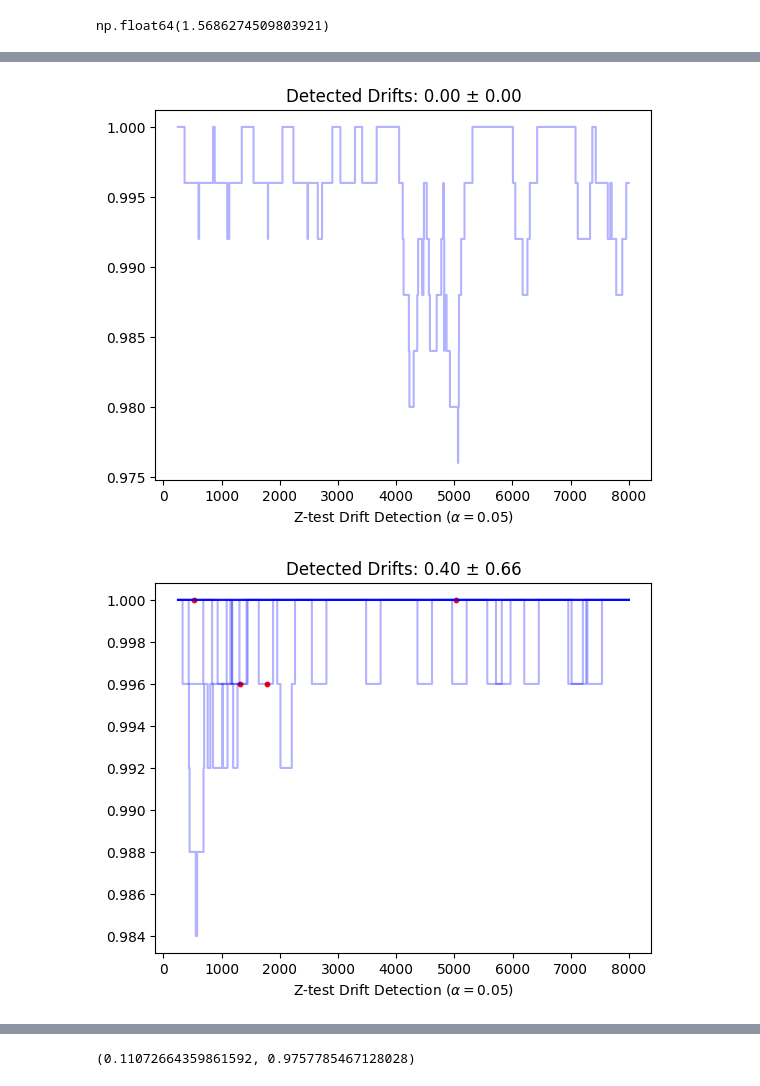
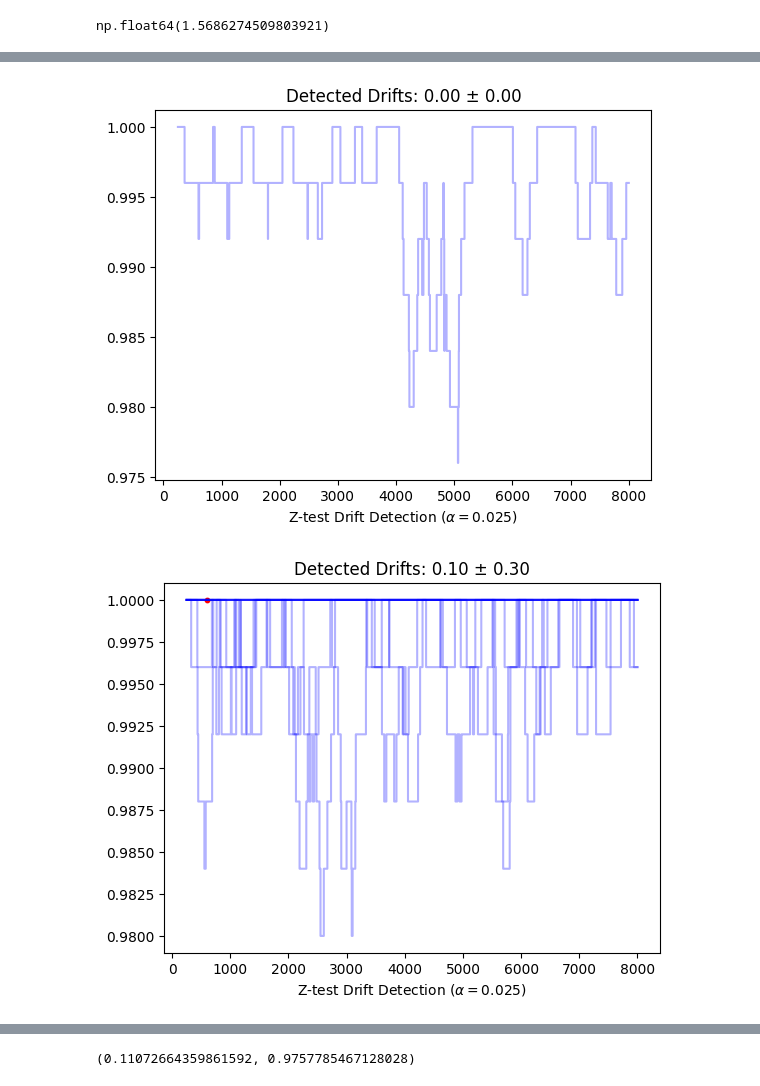
Before and after one commit to dariomalchiodi/occ-drift-detection, a Jupyter notebook: test-num-retrain.ipynb, the cells around one changed output, grey strips where cells are left out. Saved outputs shown, nothing was run; the diff lists cells and outputs as text; code cells hidden in the pictures.

```diff
--- a/test-num-retrain.ipynb
+++ b/test-num-retrain.ipynb
@@ -639,7 +639,7 @@ expected_retrains
 np.float64(1.5686274509803921)
 # %%
 model = tree.HoeffdingTreeClassifier()
-detector = ZTestDriftDetector()
+detector = ZTestDriftDetector(alpha=alfa)
 seed = 42
 stream = g1
 
@@ -659,7 +659,7 @@ for seed in seeds:
     g1 = GaussianMixture(mu=[[0, -1], [1, 1]], sigma=[[0.01, 0.2], [0.2, 0.01]],
                      class_=[0, 1], p=[0.5, 0.5], n=80_000, rng=rng)
     model = tree.HoeffdingTreeClassifier()
-    detector = ZTestDriftDetector()
+    detector = ZTestDriftDetector(alpha=alfa)
 
 
     accuracy, detected_drifts = experiment(n, nu, gamma, max_t, g1, detector, model, keep_fraction=0.1)
@@ -673,6 +673,6 @@ plt.show()
 # %%
 model = tree.HoeffdingTreeClassifier()
-detector = ZTestDriftDetector()
+detector = ZTestDriftDetector(alpha=alfa)
 seed = 42
 stream = g1
 
@@ -681,25 +681,25 @@ fig, ax = plt.subplots()
 generate_figure(ax, [accuracy], [detected_drifts], stream, detector)
 plt.show()
 # %% [output]
-[figure, old version]
+[figure, new version]
 # %%
 seeds = np.arange(42, 142, 10)
 baseline_accuray = []
 detected_drifts_baseline = []
 for seed in seeds:
     rng = np.random.default_rng(seed)
 
     g1 = GaussianMixture(mu=[[0, -1], [1, 1]], sigma=[[0.01, 0.2], [0.2, 0.01]],
                      class_=[0, 1], p=[0.5, 0.5], n=80_000, rng=rng)
     model = tree.HoeffdingTreeClassifier()
-    detector = ZTestDriftDetector()
+    detector = ZTestDriftDetector(alpha=alfa)
 
 
     accuracy, detected_drifts = experiment(n, nu, gamma, max_t, g1, detector, model, keep_fraction=150/250)
     baseline_accuray.append(accuracy)
     detected_drifts_baseline.append(detected_drifts)
 fig, ax = plt.subplots()
 generate_figure(ax, baseline_accuray, detected_drifts_baseline, g1, detector)
 plt.show()
 # %% [output]
-[figure, old version]
+[figure, new version]
```
Also changed, not shown: parts of 8 cells of this notebook.
